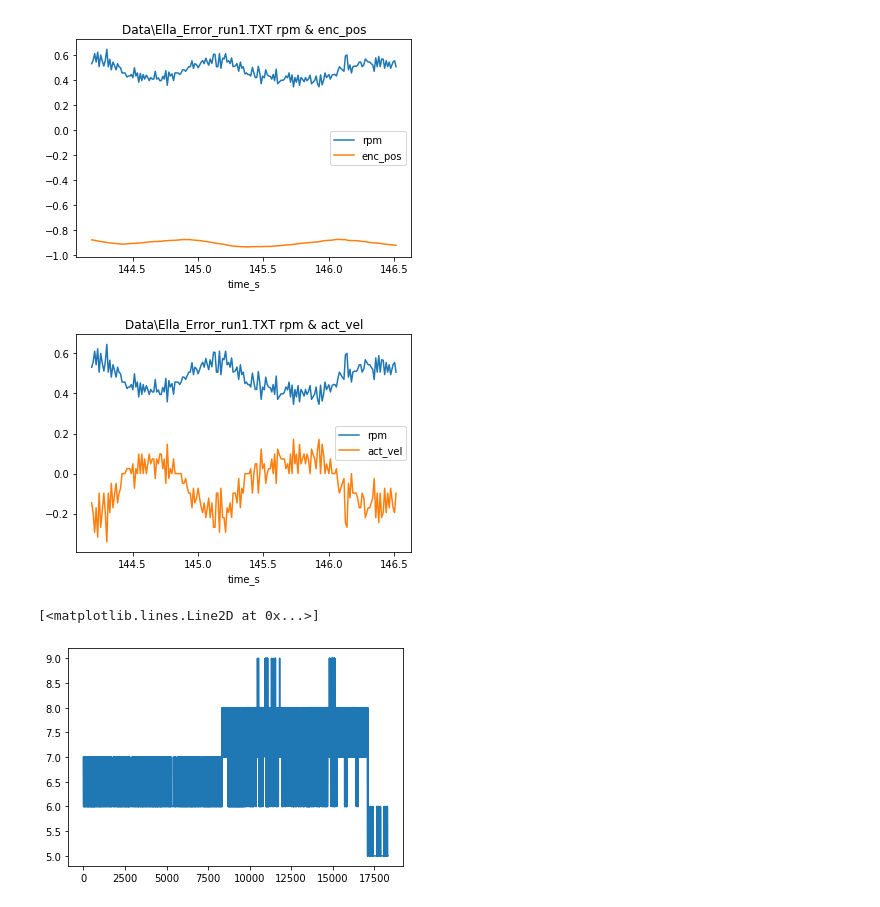
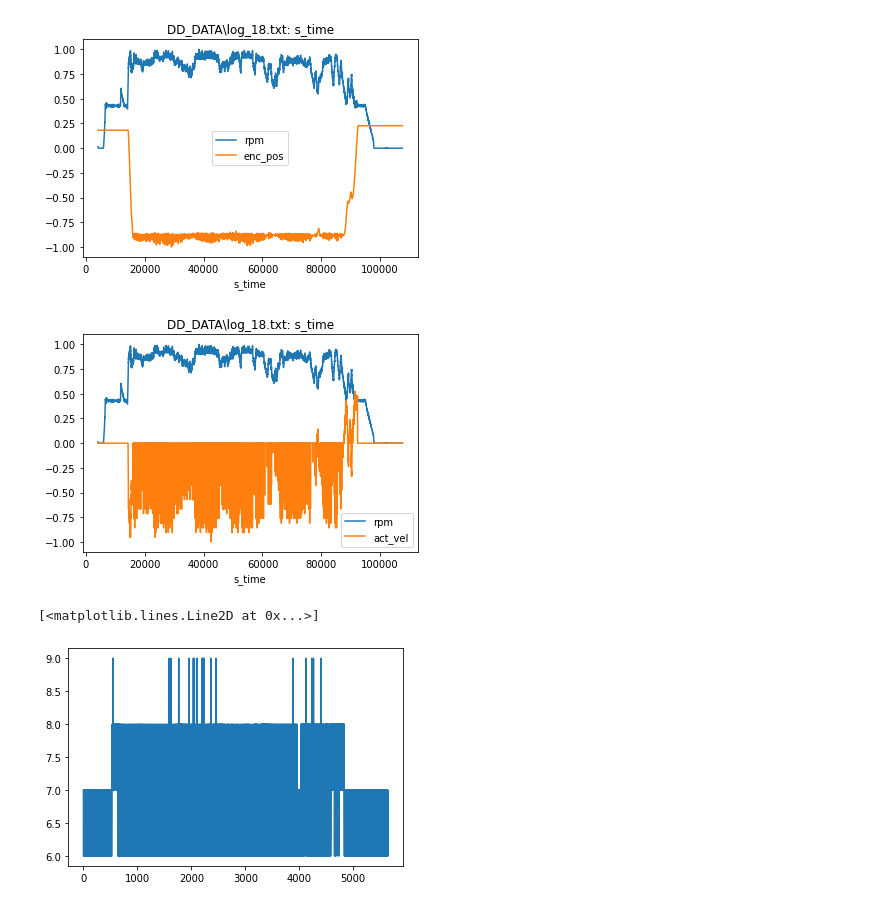
Before and after one commit to Bruin-Racing-Baja/MOAT, a Jupyter notebook: data_analysis/Data analysis.ipynb, the cells around one changed output. Cells and saved outputs as stored; diff of their text form; code cells hidden in the pictures.

```diff
--- a/data_analysis/Data analysis.ipynb
+++ b/data_analysis/Data analysis.ipynb
@@ -4,7 +4,7 @@
 #can be found here. Change the values, then go and run all
 
 #Location to load data from (.txt file, make sure there is no text besides the first four rows)
-file_path = 'Data\log_8.txt'
+file_path = 'DD_DATA\log_18.txt'
 
 #List of all properties collected in the log, IN ORDER
 properties = [
@@ -28,7 +28,7 @@ properties = [
 ]
 
 #List of Properties that may be normalized & graphed by the multi auto graphs
-properties_to_normalize = ["rpm", "act_vel", "enc_pos", "o_vol", "o_curr", "couple", "therm1", "therm2", "therm3", "therm4"]
+properties_to_normalize = ["rpm", "act_vel", "enc_pos", "o_vol", "o_curr", "couple", "therm1", "therm2", "therm3"]
 
 #All of the tuples in this array will be graphed automatically
 #In format (x, y), where x and y are strings found in properties
@@ -52,7 +52,7 @@ multi_auto_graphs = [("s_time", "rpm", "enc_pos"),
                     ]
 
 auto_crop = False #Auto crops based off of status codes and applies to all auto-generated graphs
-manual_crop = (12500, 12700) #Add values to tuple in format (start, stop) to manually set crop (recommend plotting property vs index)
+manual_crop = () #Add values to tuple in format (start, stop) to manually set crop (recommend plotting property vs index)
 #Note: Turning auto crop off and leaving manual crop empty will produce graphs with no cropping
 
 leading_indeces = 40 #Sets how many data points to include before and after the status code starts to change
@@ -182,9 +186,9 @@ for x, *args in multi_auto_graphs:
     plt.figure()
     plt.xlabel(x)
     for arg in args:
-        plt.plot(data[x][crop_start:crop_end], data[arg][crop_start:crop_end], label = arg)
+        plt.plot(normalized_data[x][crop_start:crop_end], normalized_data[arg][crop_start:crop_end], label = arg)
     plt.legend()
-    plt.title(file_path + ": " + x + args)
+    plt.title(file_path + ": " + x)
 
 # for x, y, z in multi_auto_graphs:
 #     plt.figure()
@@ -199,13 +203,13 @@ for x, *args in multi_auto_graphs:
 # plt.title(file_path)
 # plt.legend()
 # %% [output]
-[figure, old version]
+[figure, new version]
-[figure, old version]
+[figure, new version]
 # %%
-plt.plot(data["control_stop"] - data["control_start"])
+plt.plot(data["f_time"] - data["s_time"])
 # %% [output]
 [<matplotlib.lines.Line2D at 0x...>]
-[figure, old version]
+[figure, new version]
 # %%
 #rpm and actuator shift speed graph
 plt.plot(data["time_s"][crop_start:crop_end], normalized_data["rpm"][crop_start:crop_end], label = "rpm")
```
Also changed, not shown: parts of 5 cells of this notebook.
